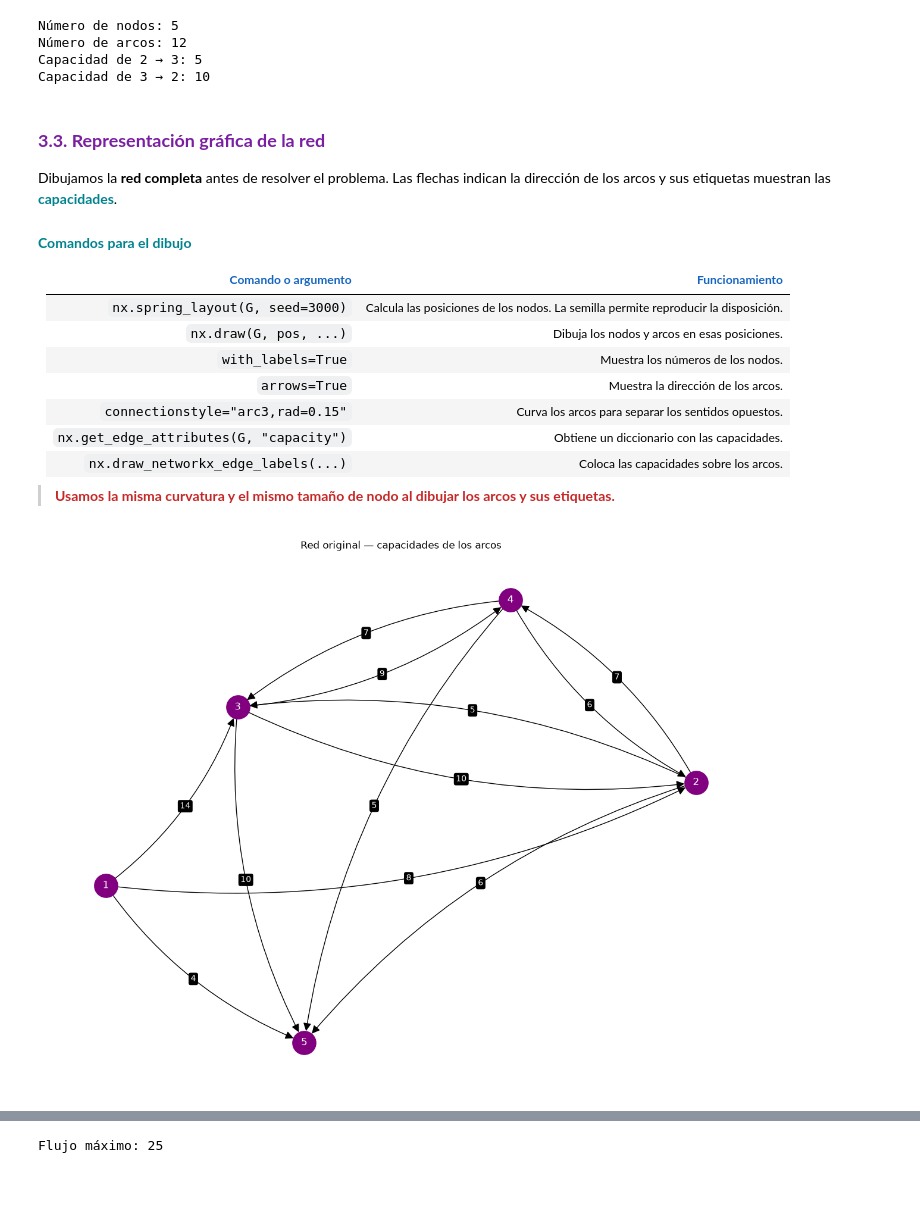
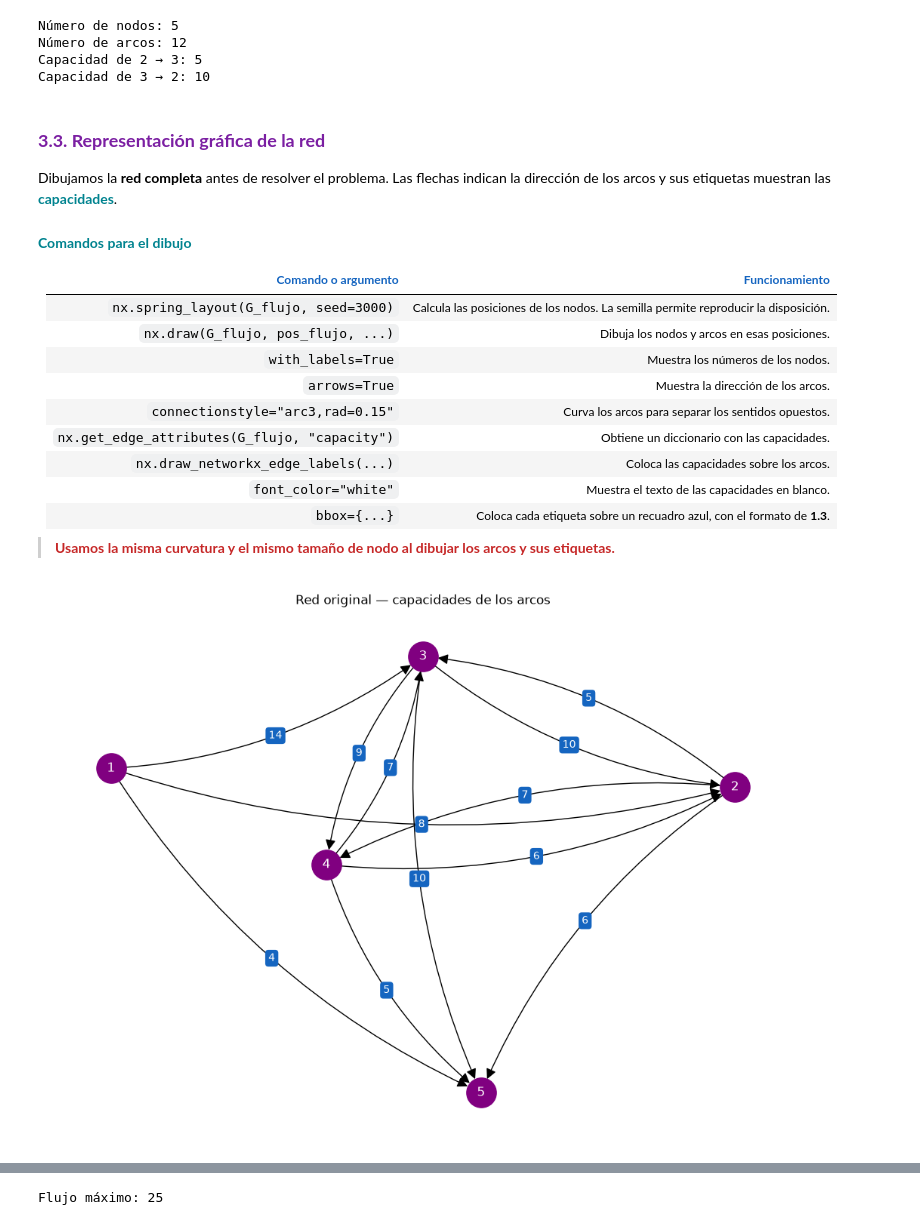
Before and after one commit to Mar9718/Investigacion-de-operaciones, a Jupyter notebook: notebooks/TutorialNetworkx.ipynb, the cells around one changed output, grey strips where cells are left out. Saved outputs shown, nothing was run; the diff lists cells and outputs as text; code cells hidden in the pictures; blank space fills up the shorter version.

Commit message:
Se agregaron curvaturas a los arcos del inciso a)

```diff
--- a/notebooks/TutorialNetworkx.ipynb
+++ b/notebooks/TutorialNetworkx.ipynb
@@ -996,10 +1062,10 @@ El argumento **`weight="capacity"`** guarda cada capacidad en el atributo llamad
 Omitimos los sentidos con capacidad cero de la imagen, pues no permiten transportar flujo.
 # %%
 # Creamos la red dirigida del problema de flujo máximo.
-G = nx.DiGraph()
+G_flujo = nx.DiGraph()
 
 # Registramos las capacidades de los arcos.
-G.add_weighted_edges_from(
+G_flujo.add_weighted_edges_from(
     [
         (1, 2, 8),
         (1, 3, 14),
@@ -1063,56 +1129,58 @@ Dibujamos la **red completa** antes de resolver el problema. Las flechas indican
 
 | <font color="#1565C0"><b>Comando o argumento</b></font> | <font color="#1565C0"><b>Funcionamiento</b></font> |
 |---|---|
-| `nx.spring_layout(G, seed=3000)` | Calcula las posiciones de los nodos. La semilla permite reproducir la disposición. |
-| `nx.draw(G, pos, ...)` | Dibuja los nodos y arcos en esas posiciones. |
+| `nx.spring_layout(G_flujo, seed=3000)` | Calcula las posiciones de los nodos. La semilla permite reproducir la disposición. |
+| `nx.draw(G_flujo, pos_flujo, ...)` | Dibuja los nodos y arcos en esas posiciones. |
 | `with_labels=True` | Muestra los números de los nodos. |
 | `arrows=True` | Muestra la dirección de los arcos. |
 | `connectionstyle="arc3,rad=0.15"` | Curva los arcos para separar los sentidos opuestos. |
-| `nx.get_edge_attributes(G, "capacity")` | Obtiene un diccionario con las capacidades. |
+| `nx.get_edge_attributes(G_flujo, "capacity")` | Obtiene un diccionario con las capacidades. |
 | `nx.draw_networkx_edge_labels(...)` | Coloca las capacidades sobre los arcos. |
+| `font_color="white"` | Muestra el texto de las capacidades en blanco. |
+| `bbox={...}` | Coloca cada etiqueta sobre un recuadro azul, con el formato de **1.3**. |
 
 > <font color="#C62828"><b>Usamos la misma curvatura y el mismo tamaño de nodo al dibujar los arcos y sus etiquetas.</b></font>
 # %%
 # Calculamos las posiciones de los nodos.
-pos = nx.spring_layout(G, seed=95)
+pos_flujo = nx.spring_layout(G_flujo, seed=3000)
 
-plt.figure(figsize=(12, 9))
+plt.figure(figsize=(10, 7))
 
 # Dibujamos la red dirigida.
 nx.draw(
-    G,
-    pos,
+    G_flujo,
+    pos_flujo,
     with_labels=True,
     node_color="purple",
     font_color="white",
     node_size=800,
     arrows=True,
     arrowsize=20,
     connectionstyle="arc3,rad=0.15"
 )
 
 # Obtenemos y mostramos las capacidades.
-capacidades = nx.get_edge_attributes(G, "capacity")
+capacidades = nx.get_edge_attributes(G_flujo, "capacity")
 
 nx.draw_networkx_edge_labels(
-    G,
-    pos,
+    G_flujo,
+    pos_flujo,
     edge_labels=capacidades,
     font_color="white",
-    bbox=dict(
-        facecolor="black",
-        edgecolor="none",
-        boxstyle="round,pad=0.25"
-    ),
+    bbox={
+        "facecolor": "#1565C0",
+        "edgecolor": "none",
+        "boxstyle": "round,pad=0.3"
+    },
     node_size=800,
     connectionstyle="arc3,rad=0.15",
     rotate=False
 )
 
 plt.title("Red original — capacidades de los arcos")
 plt.show()
 # %% [output]
-[figure, old version]
+[figure, new version]
 # %% [markdown]
 ### <font color="#7B1FA2"><b>3.4. Resolución mediante NetworkX</b></font>
 
```
Also changed, not shown: parts of 37 cells of this notebook.
